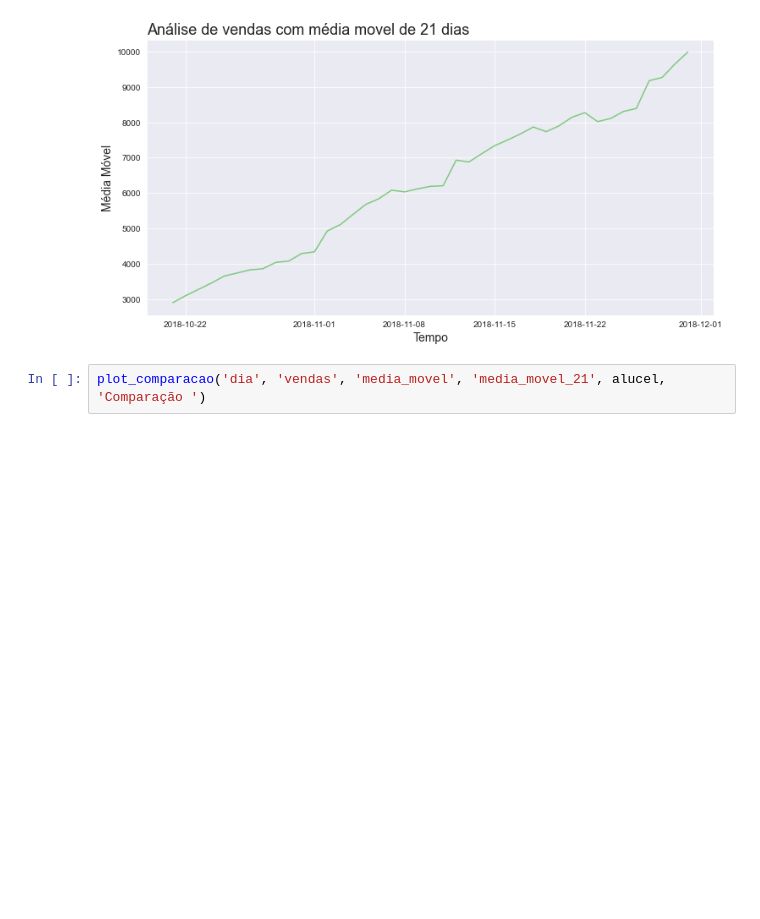
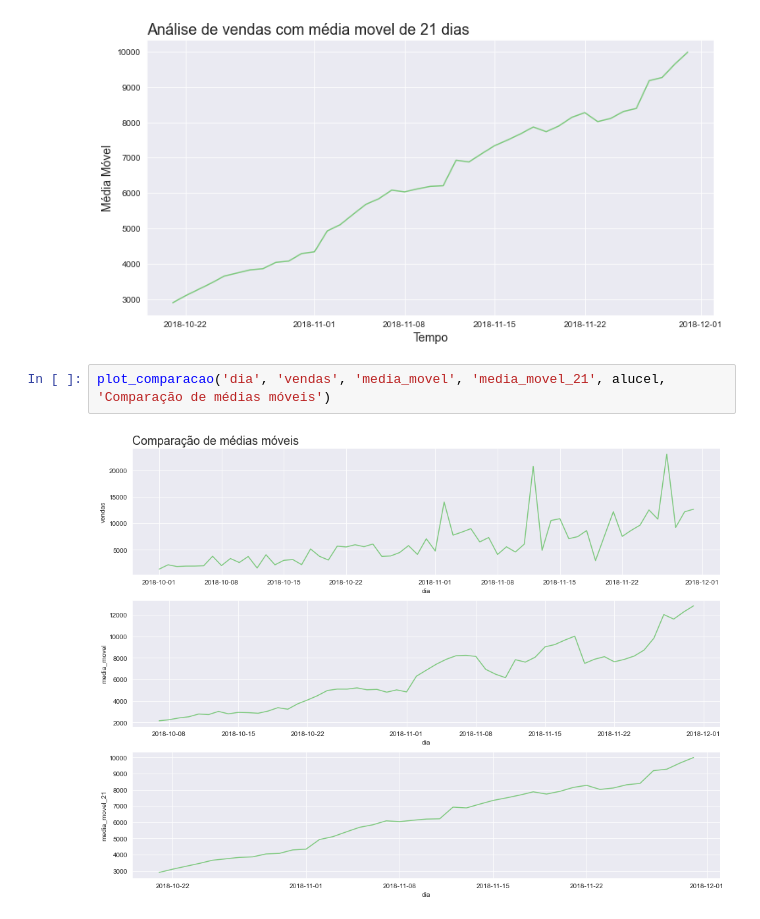
Before and after one commit to joutav/Curso-Series-Temporais, a Jupyter notebook: Time Series.ipynb, the cells around one changed output. Cells and saved outputs as stored; diff of their text form; blank space fills up the shorter version.

```diff
--- a/Time Series.ipynb
+++ b/Time Series.ipynb
@@ -585,4 +585,6 @@ plotar('Análise de vendas com média movel de 21 dias', 'Tempo', 'Média Móvel
 # %% [output]
 [figure]
 # %%
-plot_comparacao('dia', 'vendas', 'media_movel', 'media_movel_21', alucel, 'Comparação ')
+plot_comparacao('dia', 'vendas', 'media_movel', 'media_movel_21', alucel, 'Comparação de médias móveis')
+# %% [output]
+[figure, added]
```
